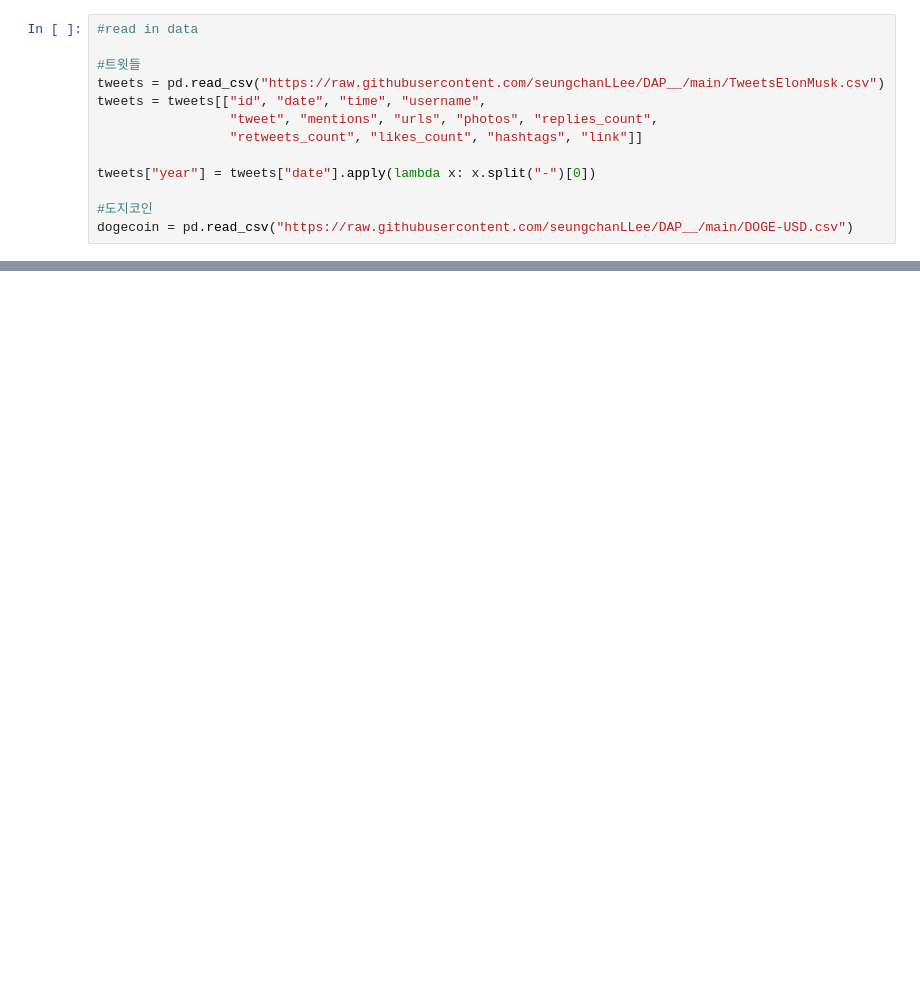
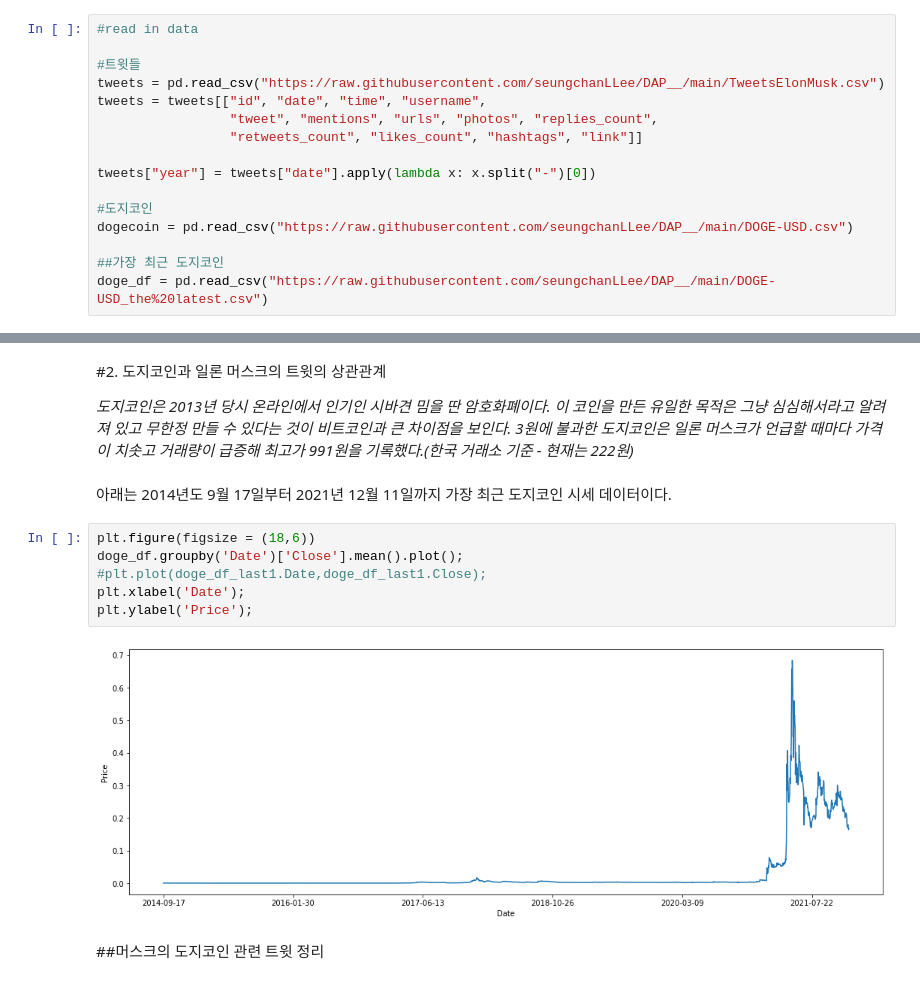
Before and after one commit to seungchanLLee/DAP__, a Jupyter notebook: Final_Project.ipynb, the cells around one changed output, grey strips where cells are left out. Saved outputs shown, nothing was run; the diff lists cells and outputs as text; blank space fills up the shorter version.

```diff
--- a/Final_Project.ipynb
+++ b/Final_Project.ipynb
@@ -28,3 +31,6 @@ tweets["year"] = tweets["date"].apply(lambda x: x.split("-")[0])
 
 #도지코인
 dogecoin = pd.read_csv("https://raw.githubusercontent.com/seungchanLLee/DAP__/main/DOGE-USD.csv")
+
+##가장 최근 도지코인
+doge_df = pd.read_csv("https://raw.githubusercontent.com/seungchanLLee/DAP__/main/DOGE-USD_the%20latest.csv")
@@ -37,0 +93,16 @@ SyntaxError: ignored
+# %% [markdown]
+#2. 도지코인과 일론 머스크의 트윗의 상관관계
+
+*도지코인은 2013년 당시 온라인에서 인기인 시바견 밈을 딴 암호화폐이다. 이 코인을 만든 유일한 목적은 그냥 심심해서라고 알려져 있고 무한정 만들 수 있다는 것이 비트코인과 큰 차이점을 보인다. 3원에 불과한 도지코인은 일론 머스크가 언급할 때마다 가격이 치솟고 거래량이 급증해 최고가 991원을 기록했다.(한국 거래소 기준 - 현재는 222원)*
+# %% [markdown]
+아래는 2014년도 9월 17일부터 2021년 12월 11일까지 가장 최근 도지코인 시세 데이터이다.
+# %%
+plt.figure(figsize = (18,6))
+doge_df.groupby('Date')['Close'].mean().plot();
+#plt.plot(doge_df_last1.Date,doge_df_last1.Close);
+plt.xlabel('Date');
+plt.ylabel('Price');
+# %% [output]
+[figure, added]
+# %% [markdown]
+##머스크의 도지코인 관련 트윗 정리
```
Also changed, not shown: parts of 9 cells of this notebook.
